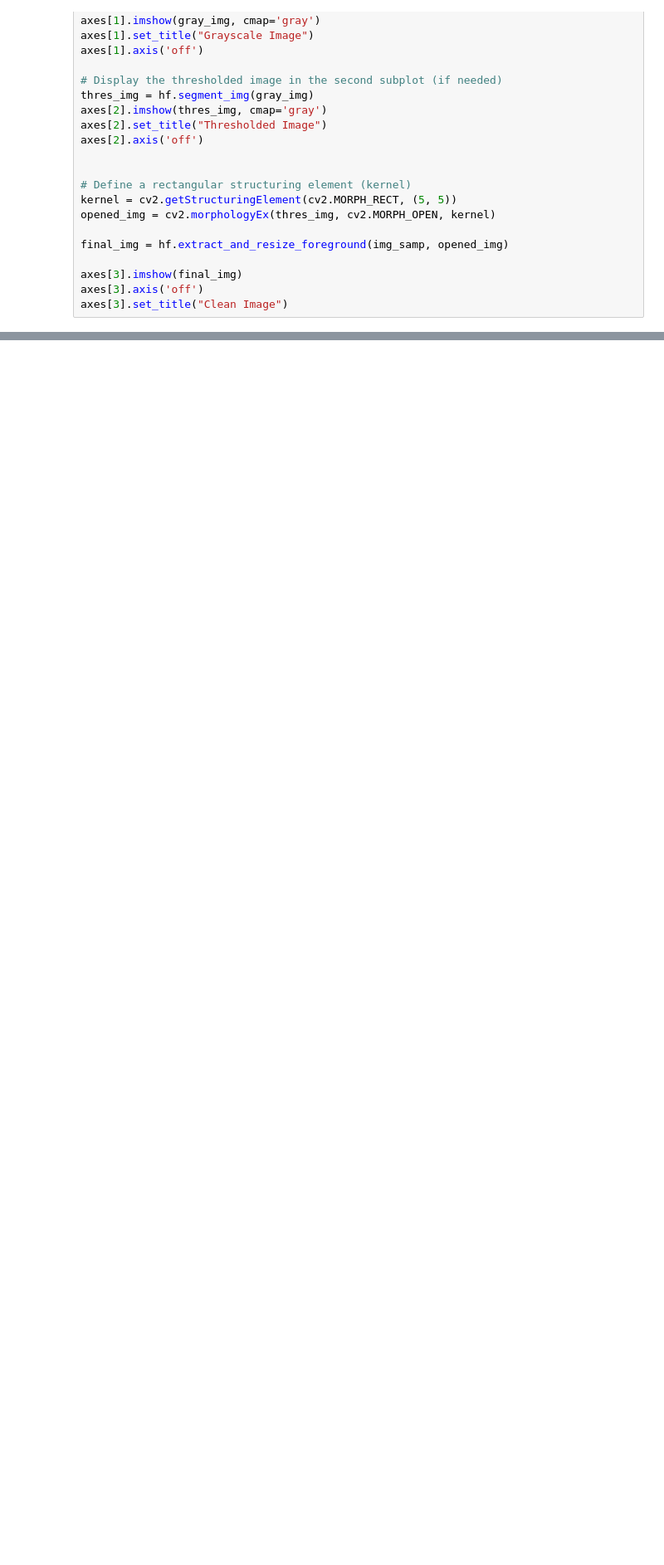
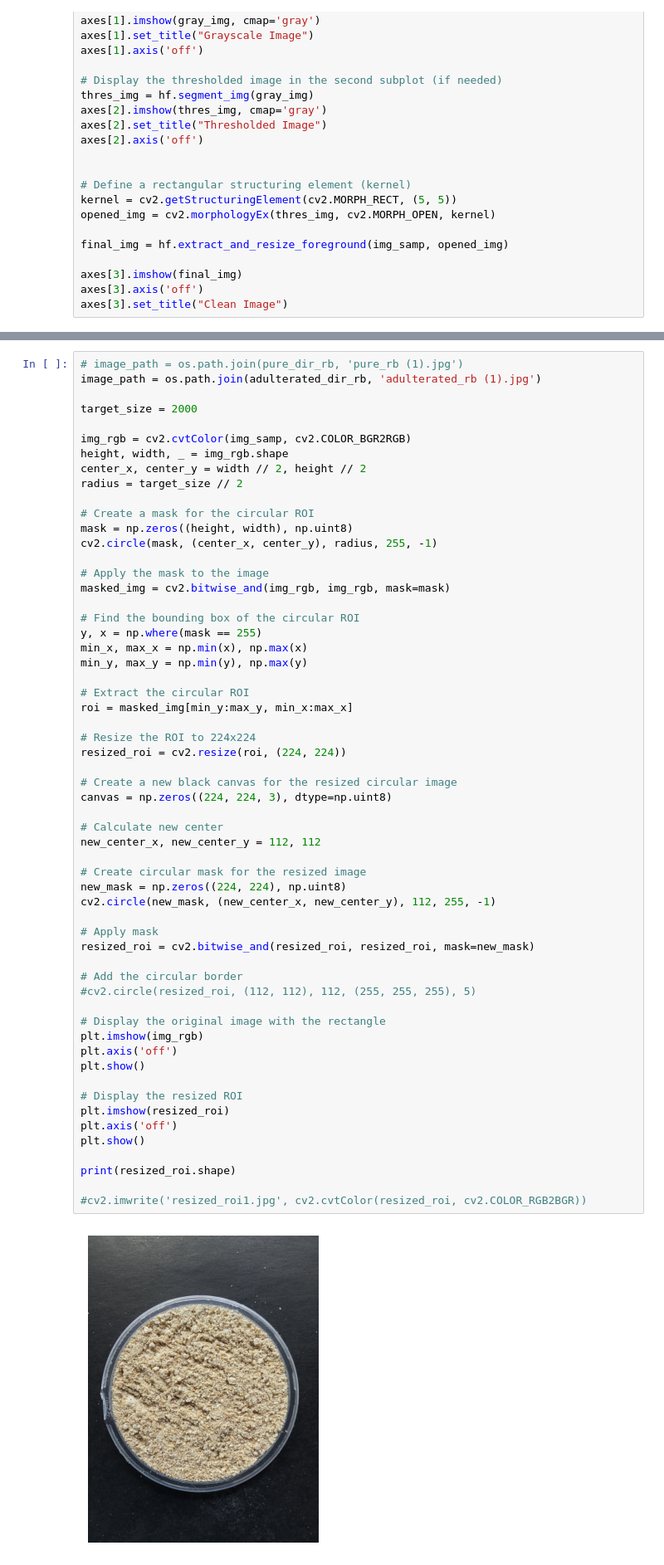
Before and after one commit to buggernut04/Thesis_Project_Feed_Classification, a Jupyter notebook: pre-process.ipynb, the cells around one changed output, grey strips where cells are left out. Shown at 83% size. Drawn from its saved outputs; the diff is of its cells as text; blank space fills up the shorter version.

```diff
--- a/pre-process.ipynb
+++ b/pre-process.ipynb
@@ -470 +465,61 @@ print(resized_roi.shape)
 (400, 400, 3)
+# %%
+# image_path = os.path.join(pure_dir_rb, 'pure_rb (1).jpg')
+image_path = os.path.join(adulterated_dir_rb, 'adulterated_rb (1).jpg')
+
+target_size = 2000
+
+img_rgb = cv2.cvtColor(img_samp, cv2.COLOR_BGR2RGB)
+height, width, _ = img_rgb.shape
+center_x, center_y = width // 2, height // 2
+radius = target_size // 2
+
+# Create a mask for the circular ROI
+mask = np.zeros((height, width), np.uint8)
+cv2.circle(mask, (center_x, center_y), radius, 255, -1)
+
+# Apply the mask to the image
+masked_img = cv2.bitwise_and(img_rgb, img_rgb, mask=mask)
+
+# Find the bounding box of the circular ROI
+y, x = np.where(mask == 255)
+min_x, max_x = np.min(x), np.max(x)
+min_y, max_y = np.min(y), np.max(y)
+
+# Extract the circular ROI
+roi = masked_img[min_y:max_y, min_x:max_x]
+
+# Resize the ROI to 224x224
+resized_roi = cv2.resize(roi, (224, 224))
+
+# Create a new black canvas for the resized circular image
+canvas = np.zeros((224, 224, 3), dtype=np.uint8)
+
+# Calculate new center
+new_center_x, new_center_y = 112, 112
+
+# Create circular mask for the resized image
+new_mask = np.zeros((224, 224), np.uint8)
+cv2.circle(new_mask, (new_center_x, new_center_y), 112, 255, -1)
+
+# Apply mask
+resized_roi = cv2.bitwise_and(resized_roi, resized_roi, mask=new_mask)
+
+# Add the circular border
+#cv2.circle(resized_roi, (112, 112), 112, (255, 255, 255), 5)
+
+# Display the original image with the rectangle
+plt.imshow(img_rgb)
+plt.axis('off')
+plt.show()
+
+# Display the resized ROI
+plt.imshow(resized_roi)
+plt.axis('off')
+plt.show()
+
+print(resized_roi.shape)
+
+#cv2.imwrite('resized_roi1.jpg', cv2.cvtColor(resized_roi, cv2.COLOR_RGB2BGR))
+# %% [output]
+[figure, added]
```
Also changed, not shown: parts of 6 cells of this notebook, 2 other files.
